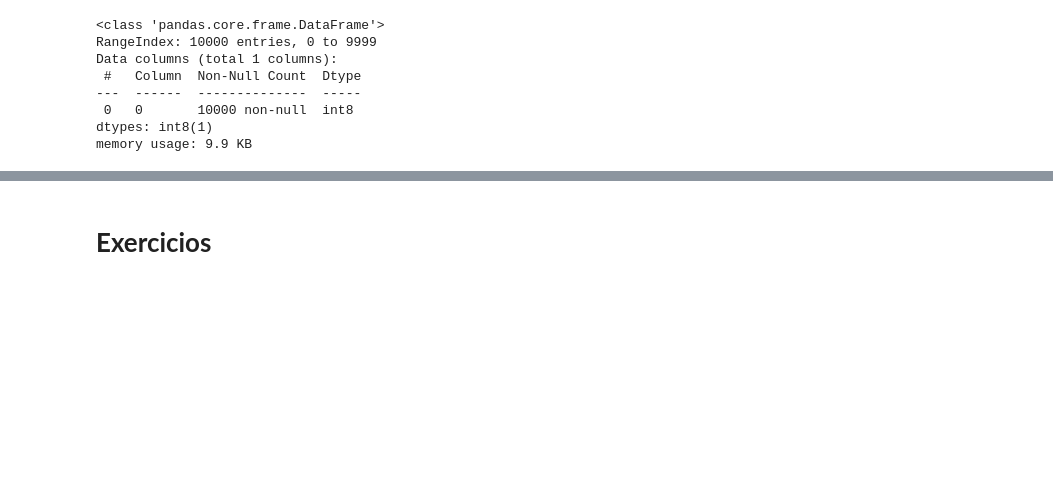
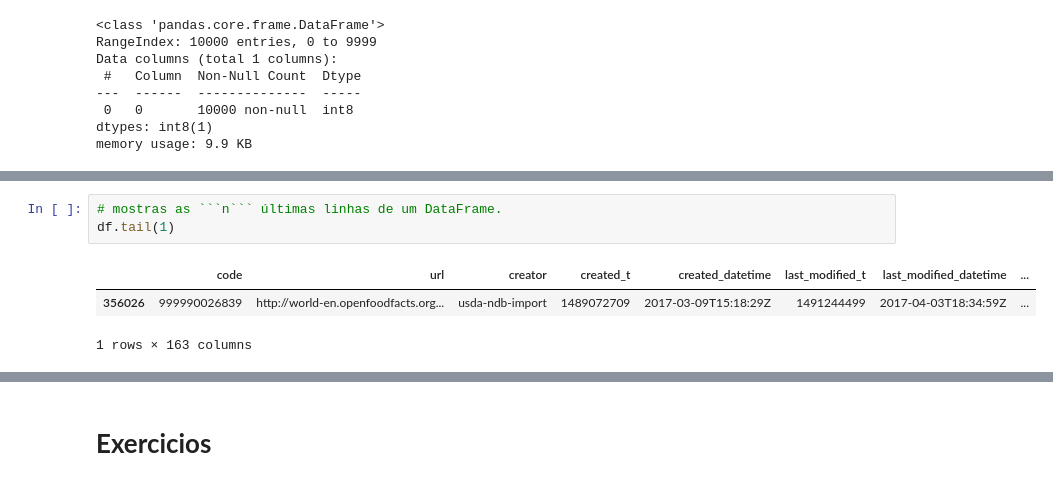
Before and after one commit to rocabrera/curso_ml, a Jupyter notebook: semana_1/intro_pandas_gabarito.ipynb, the cells around one changed output, grey strips where cells are left out. Cells and saved outputs as stored; diff of their text form; blank space fills up the shorter version.

````diff
--- a/semana_1/intro_pandas_gabarito.ipynb
+++ b/semana_1/intro_pandas_gabarito.ipynb
@@ -219,0 +234,7 @@ Está dizendo aqui que o minimo é -128??? mas como assim oq aconteceu??? Vamos
+# %%
+# mostras as ```n``` últimas linhas de um DataFrame.
+df.tail(1)
+# %% [output]
+|  | code | url | creator | created_t | created_datetime | last_modified_t | last_modified_datetime | ... |
+| 356026 | 999990026839 | http://world-en.openfoodfacts.org... | usda-ndb-import | 1489072709 | 2017-03-09T15:18:29Z | 1491244499 | 2017-04-03T18:34:59Z | ... |
+1 rows × 163 columns
````
Also changed, not shown: parts of 38 cells of this notebook, 1 other file.
